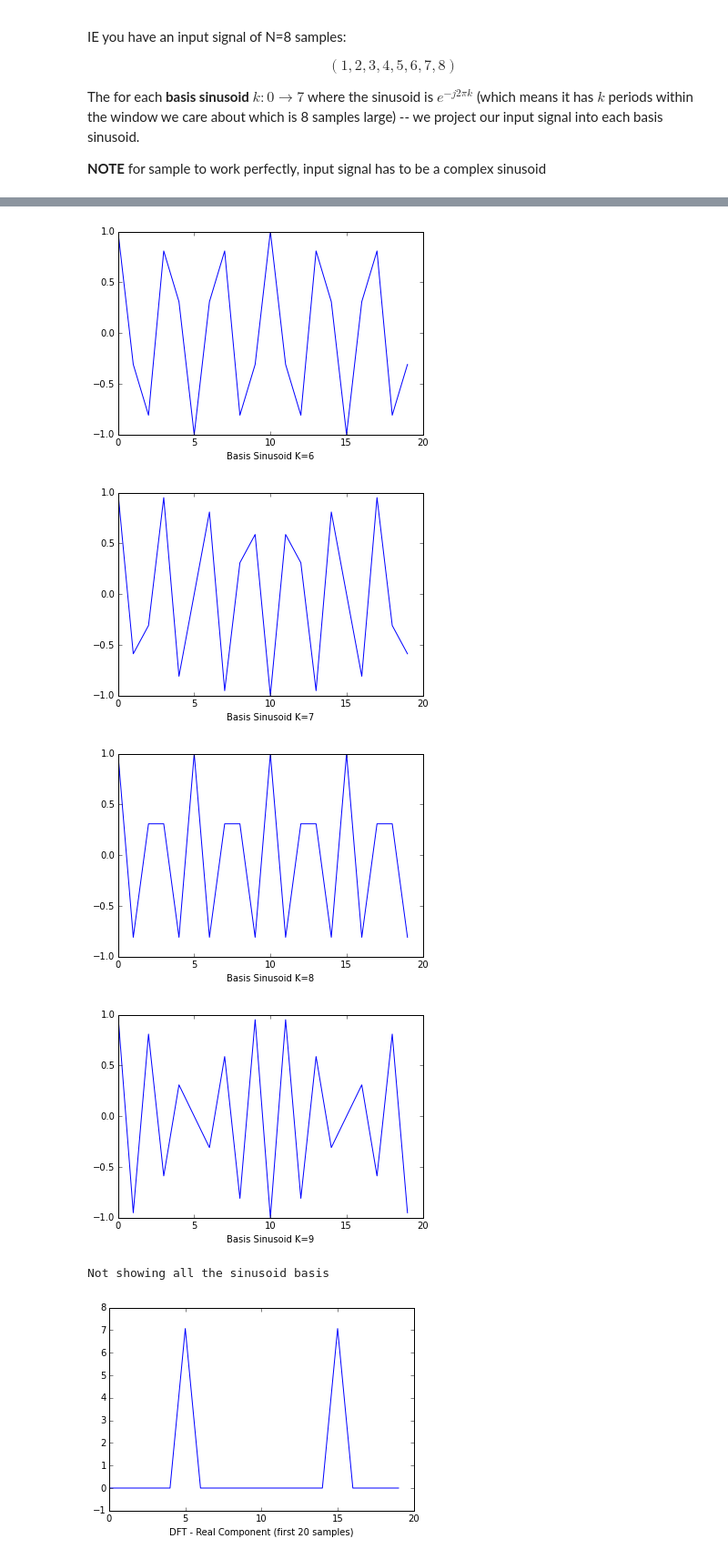
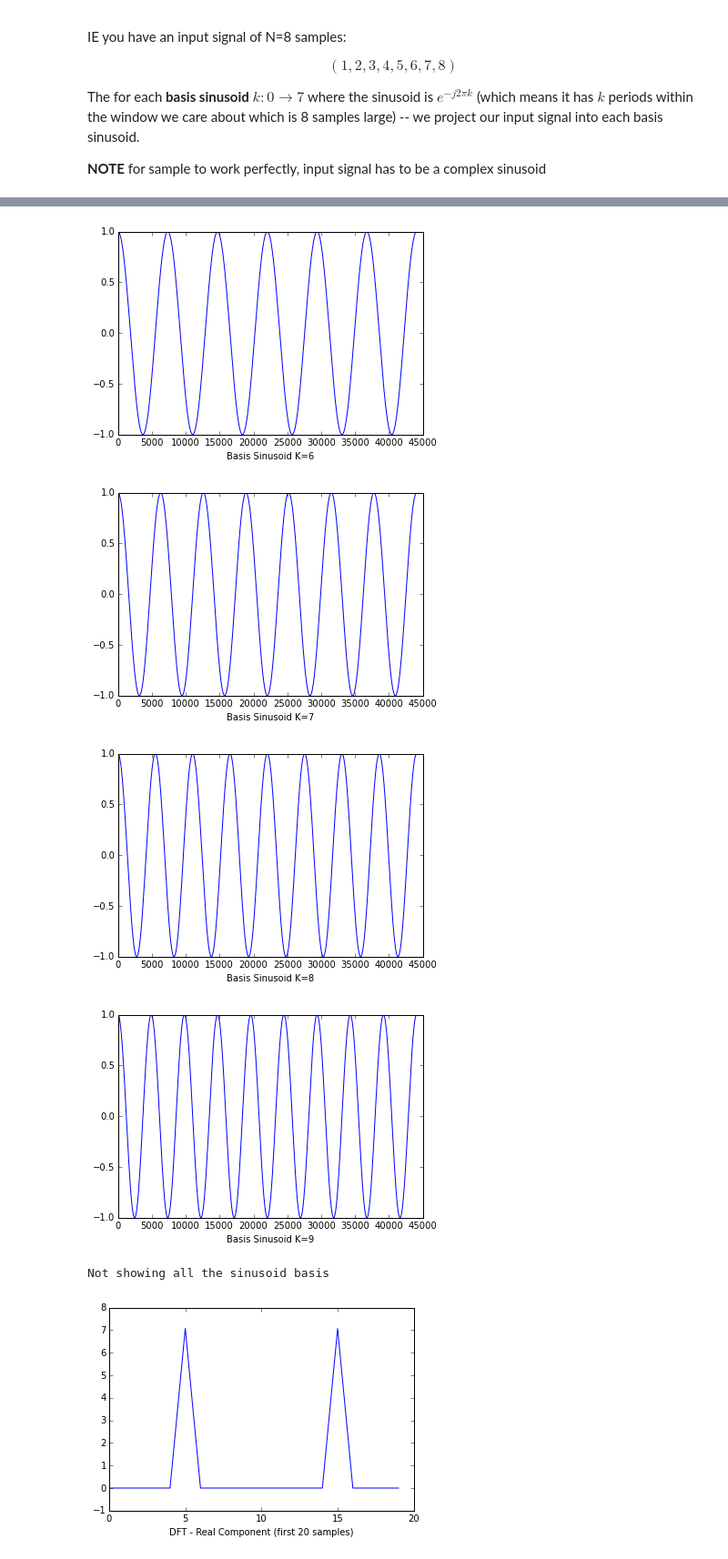
Before and after one commit to jackpien/ipython_notebooks, a Jupyter notebook: coursera_audio_signal_processing/Week 2 - Audio Signal Processing.ipynb, the cells around one changed output, grey strips where cells are left out. Shown: that part at 91% size. Cells and saved outputs as stored; diff of their text form; code cells hidden in the pictures.

```diff
--- a/coursera_audio_signal_processing/Week 2 - Audio Signal Processing.ipynb
+++ b/coursera_audio_signal_processing/Week 2 - Audio Signal Processing.ipynb
@@ -28,16 +28,26 @@ The for each **basis sinusoid** $k: 0 \rightarrow 7$ where the sinusoid is $e^{-
 # %%
 # Input signal
 #x = np.array([0,1,2,1,0,-1,-2,-1,0,1,2,1,0,-1,-2,-1])
+
+fs = 44100
+T = 1.0/fs
+f0 = 4 # Hz
+for_one_sec = 1.0
+phase_shift = 0 #np.pi/4.0
+t_array = np.arange(0,for_one_sec,T)
+
 # Complex
-x = np.exp(1j * 2 * np.pi * 4 * np.arange(0,1.05,0.01))
-x = x[5:] # Shift the phase
+if True:
+    x = np.exp(1j * ((2*np.pi * f0 * t_array) + phase_shift))
+    #x = x[5:] # Shift the phase
+
 # Real
-f0 = 5
-x = np.cos(np.pi * 2 * f0 * np.arange(0,1,0.05) + (np.pi/4.0))
-n = np.arange(0, len(x), 1)
-N = len(n)
-plt.plot(np.real(x))
+if False:
+    x = np.cos((2*np.pi * f0 * t_array) + phase_shift)
+
+N = len(t_array)
+plt.plot(t_array, np.real(x))
 plt.xlabel("n")
-plt.ylabel("amplitude")
+plt.ylabel("time - seconds")
 plt.show()
 # %% [output]
@@ -50,7 +60,7 @@ for k in range(0,N):
     e_k = np.exp(-1 * 1j * 2 * np.pi * k * n/float(N))
 
     if k < 10:
-        plt.plot(np.real(e_k))
+        plt.plot(t_arraynp.real(e_k))
         plt.xlabel("Basis Sinusoid K=" + str(k))
         plt.show()
     elif k == 10:
@@ -67,7 +77,7 @@ for k in range(0,N):
-[figure, old version]
+[figure, new version]
-[figure, old version]
+[figure, new version]
-[figure, old version]
+[figure, new version]
-[figure, old version]
+[figure, new version]
 Not showing all the sinusoid basis
 # %%
 # Then project input signal to each sinusoid and sum
```
Also changed, not shown: parts of 3 cells of this notebook, 1 other file.
